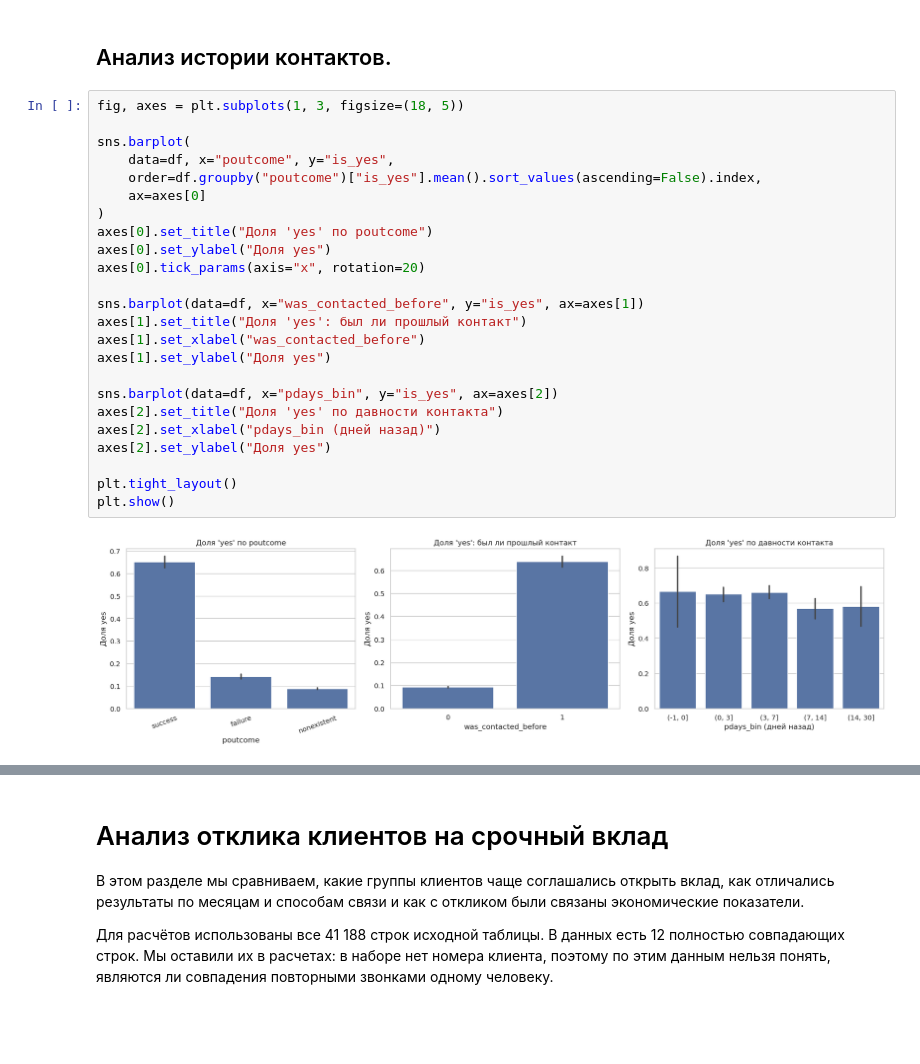
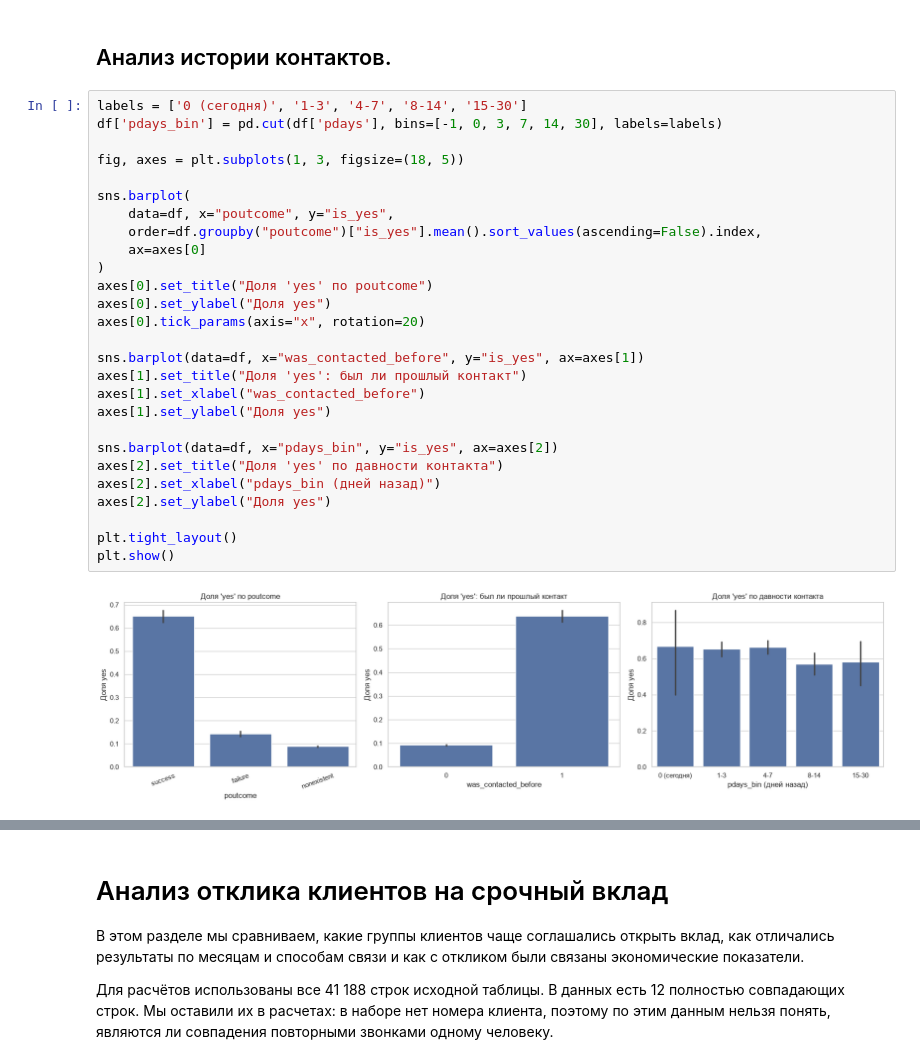
Before and after one commit to KgAmerlion/project_practice_team_1, a Jupyter notebook: Notebook_Bank_Marketing_analitika (2).ipynb, the cells around one changed output, grey strips where cells are left out. Saved outputs shown, nothing was run; the diff lists cells and outputs as text; blank space fills up the shorter version.

```diff
--- a/Notebook_Bank_Marketing_analitika (2).ipynb
+++ b/Notebook_Bank_Marketing_analitika (2).ipynb
@@ -188,28 +216,31 @@ df["is_yes"] = (df["y"] == "yes").astype(int)
 # %% [markdown]
 ## Анализ истории контактов.
 # %%
+labels = ['0 (сегодня)', '1-3', '4-7', '8-14', '15-30']
+df['pdays_bin'] = pd.cut(df['pdays'], bins=[-1, 0, 3, 7, 14, 30], labels=labels)
+
 fig, axes = plt.subplots(1, 3, figsize=(18, 5))
 
 sns.barplot(
     data=df, x="poutcome", y="is_yes",
     order=df.groupby("poutcome")["is_yes"].mean().sort_values(ascending=False).index,
     ax=axes[0]
 )
 axes[0].set_title("Доля 'yes' по poutcome")
 axes[0].set_ylabel("Доля yes")
 axes[0].tick_params(axis="x", rotation=20)
 
 sns.barplot(data=df, x="was_contacted_before", y="is_yes", ax=axes[1])
 axes[1].set_title("Доля 'yes': был ли прошлый контакт")
 axes[1].set_xlabel("was_contacted_before")
 axes[1].set_ylabel("Доля yes")
 
 sns.barplot(data=df, x="pdays_bin", y="is_yes", ax=axes[2])
 axes[2].set_title("Доля 'yes' по давности контакта")
 axes[2].set_xlabel("pdays_bin (дней назад)")
 axes[2].set_ylabel("Доля yes")
 
 plt.tight_layout()
 plt.show()
 # %% [output]
-[figure, old version]
+[figure, new version]
```
Also changed, not shown: parts of 12 cells of this notebook.
